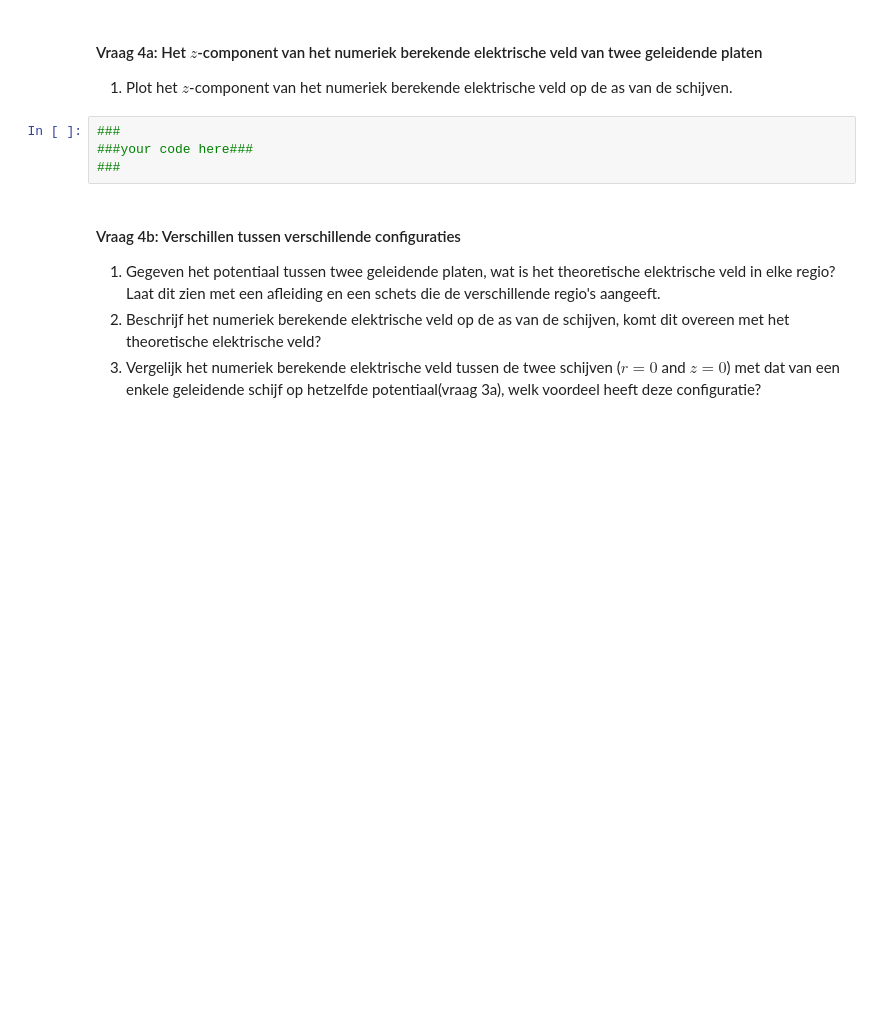
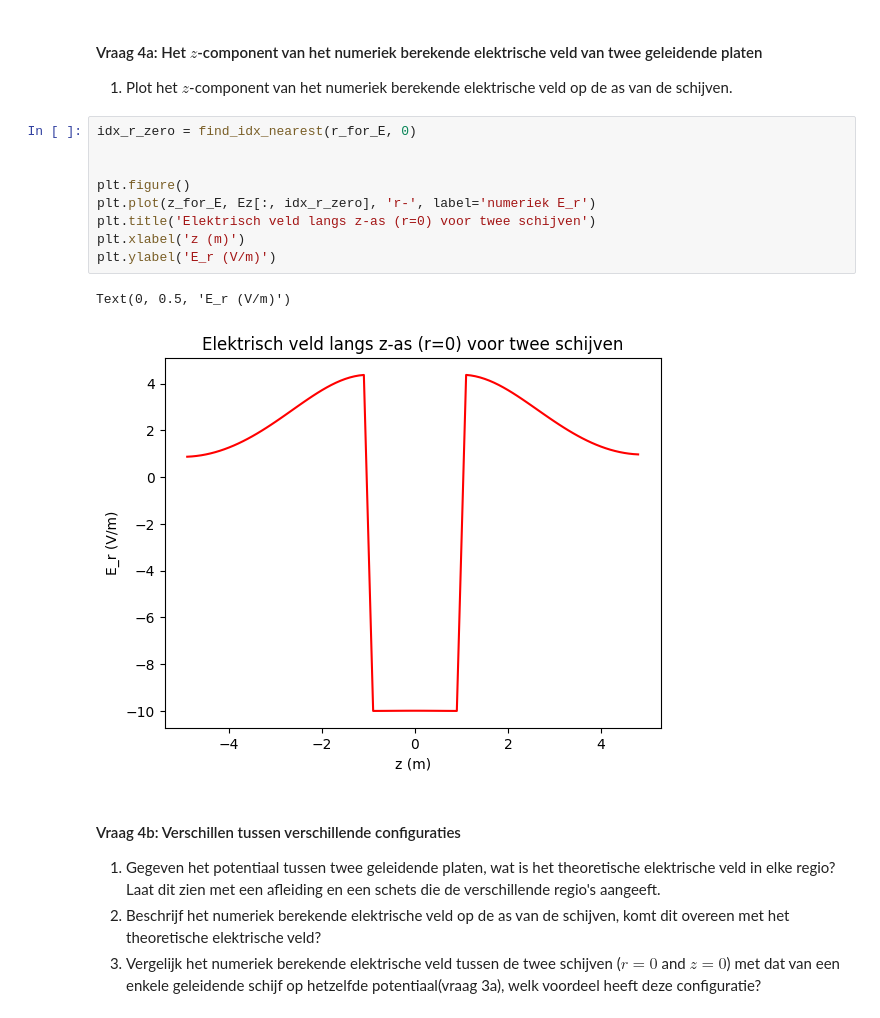
Before and after one commit to meinedb/Meine-opdrachten-DEF-D, a Jupyter notebook: DigitaleOntwerpopdrachten/1CondensatorOpdracht/CondensatorOntwerpopdracht.ipynb, the cells around one changed output. Drawn from its saved outputs; the diff is of its cells as text; blank space fills up the shorter version.

```diff
--- a/DigitaleOntwerpopdrachten/1CondensatorOpdracht/CondensatorOntwerpopdracht.ipynb
+++ b/DigitaleOntwerpopdrachten/1CondensatorOpdracht/CondensatorOntwerpopdracht.ipynb
@@ -524,9 +540,17 @@ plot_results_disk(Ez, Er, normE, V, r, z, grid_step, disk_radius, z_pos_disk1, z
 
 1. Plot het $z$-component van het numeriek berekende elektrische veld op de as van de schijven.
 # %%
-###
-###your code here###
-###
+idx_r_zero = find_idx_nearest(r_for_E, 0)
+
+
+plt.figure()
+plt.plot(z_for_E, Ez[:, idx_r_zero], 'r-', label='numeriek E_r')
+plt.title('Elektrisch veld langs z-as (r=0) voor twee schijven')
+plt.xlabel('z (m)')
+plt.ylabel('E_r (V/m)')
+# %% [output]
+Text(0, 0.5, 'E_r (V/m)')
+[figure, added]
 # %% [markdown]
 #### Vraag 4b: Verschillen tussen verschillende configuraties
 
```
Also changed, not shown: parts of 12 cells of this notebook.
